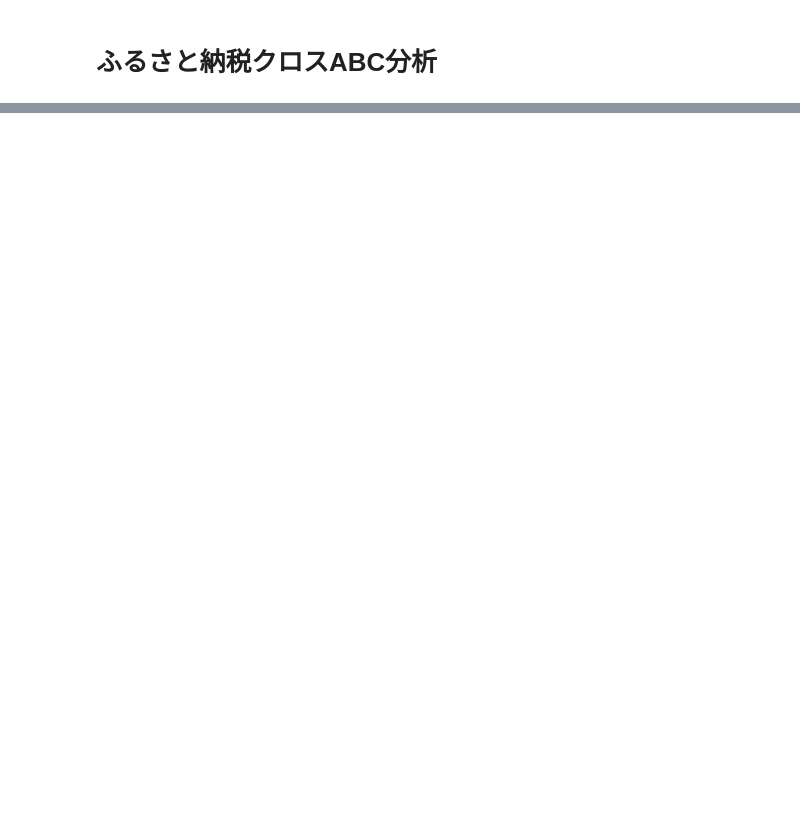
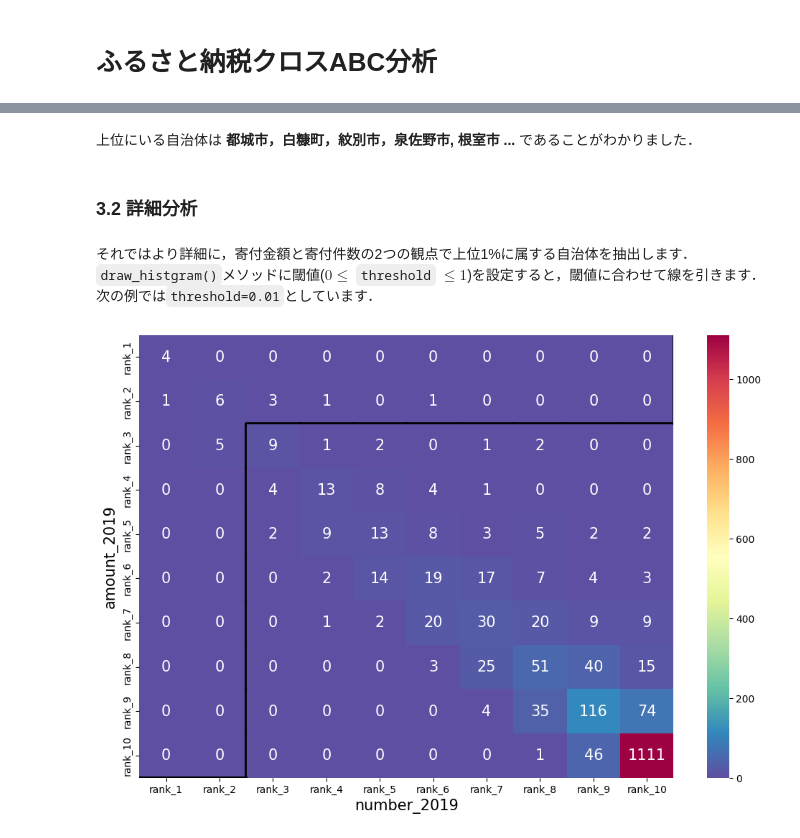
Before and after one commit to ueduck8x/crossabc, a Jupyter notebook: example.ipynb, the cells around one changed output, grey strips where cells are left out. Cells and saved outputs as stored; diff of their text form; code cells hidden in the pictures; blank space fills up the shorter version.

````diff
--- a/example.ipynb
+++ b/example.ipynb
@@ -173,0 +30,4 @@ print(401 / 1778)
+# %%
+analyzed_df = df[["amount_2019", "number_2019"]]
+
+analyzed_df.head(3)
@@ -173,0 +42,2 @@ print(401 / 1778)
+# %%
+cc = CrossABC(analyzed_df)
@@ -173,0 +71,13 @@ print(401 / 1778)
+# %% [markdown]
+上位にいる自治体は **都城市，白糠町，紋別市，泉佐野市, 根室市 ...** であることがわかりました．
+# %% [markdown]
+### 3.2 詳細分析
+# %% [markdown]
+それではより詳細に，寄付金額と寄付件数の2つの観点で上位1%に属する自治体を抽出します．```draw_histgram()```メソッドに閾値($0 \leq $ ```threshold``` $\leq 1$)を設定すると，閾値に合わせて線を引きます．次の例では```threshold=0.01```としています．
+# %%
+fig = plt.figure(figsize=(12, 8))
+ax = fig.add_subplot(1, 1, 1)
+cc.draw_histgram(ax=ax, mode=0, threshold=0.01)
+plt.show()
+# %% [output]
+[figure, added]
````
Also changed, not shown: parts of 59 cells of this notebook.
